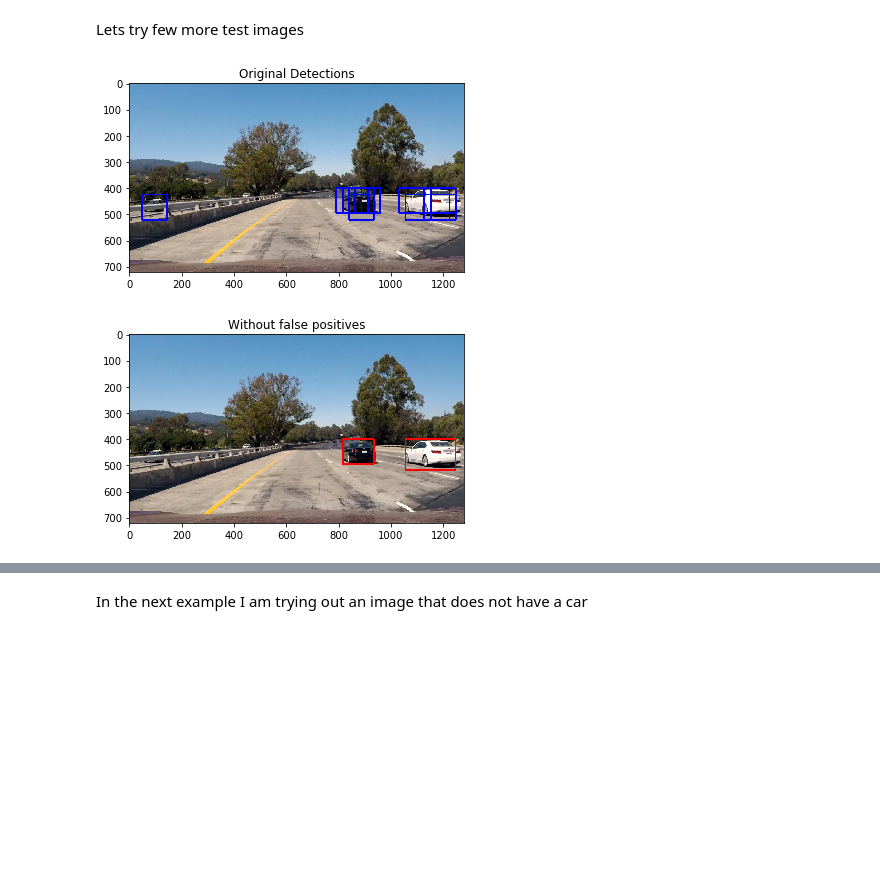
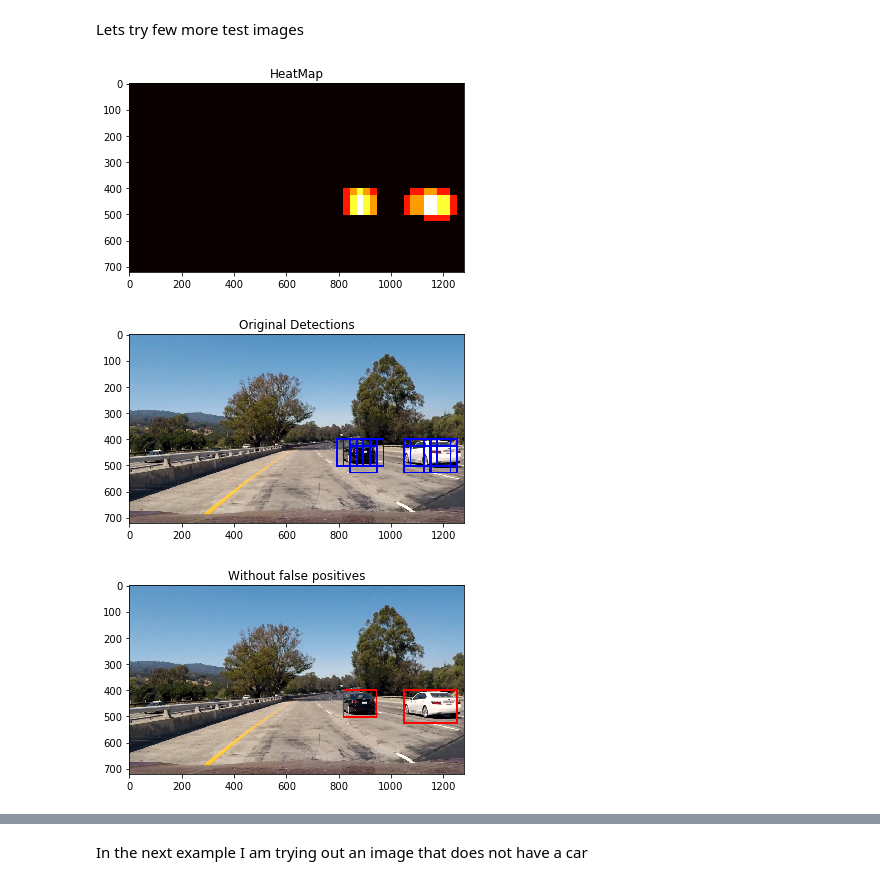
Before and after one commit to dushshantha/CarND-Project5, a Jupyter notebook: Vehicle Detection And Tracking.ipynb, the cells around one changed output, grey strips where cells are left out. Cells and saved outputs as stored; diff of their text form; code cells hidden in the pictures; blank space fills up the shorter version.

```diff
--- a/Vehicle Detection And Tracking.ipynb
+++ b/Vehicle Detection And Tracking.ipynb
@@ -430,26 +449,19 @@ def find_cars(img, ystart, ystop, scale, svc, X_scaler, orient, pix_per_cell, ce
                 cv2.rectangle(draw_img, (xbox_left, ytop_draw + ystart),
                               (xbox_left + win_draw, ytop_draw + win_draw + ystart), (0, 0, 255), 6)
 
-    heat = add_heat(boxes)
-
-    # Apply threshold to help remove false positives
-    heat = apply_threshold(heat, 1)
-
-    # Visualize the heatmap when displaying
-    heatmap = np.clip(heat, 0, 255)
-
-    # Find final boxes from heatmap using label function
-    labels = label(heatmap)
-
-    final_image = draw_labeled_bboxes(np.copy(img), labels)
-    return final_image, draw_img
+    return draw_img, boxes
 # %%
+plt.title('Original')
+plt.imshow(image)
+plt.show()
+
 ystart = 400
 ystop = 720
-scale = 1.5
+scale = 1.6
 
-final_img, draw_image = find_cars(image, ystart, ystop, scale, svc, X_scaler, orient, pix_per_cell, cell_per_block, spatial_size, hist_bins)
 
+draw_image, boxes = find_cars(image, ystart, ystop, scale, svc, X_scaler, orient, pix_per_cell, cell_per_block, spatial_size, hist_bins)
+final_img = drawFinal(image, boxes, thresh=1, debug=True)
 plt.title('Original Detections')
 plt.imshow(draw_image)
 plt.show()
@@ -465,19 +479,22 @@ Lets try few more test images
 # %%
 image1 = mpimg.imread('test_images/test1.jpg')
 plt.imshow(image)
 
-final_img, draw_image = find_cars(image1, ystart, ystop, scale, svc, X_scaler, orient, pix_per_cell, cell_per_block, spatial_size, hist_bins)
+
+draw_image, boxes = find_cars(image1, ystart, ystop, scale, svc, X_scaler, orient, pix_per_cell, cell_per_block, spatial_size, hist_bins)
+final_img = drawFinal(image1, boxes, thresh=1, debug=True)
 
 plt.title('Original Detections')
 plt.imshow(draw_image)
 plt.show()
 
 plt.title('Without false positives')
 plt.imshow(final_img)
 plt.show()
 # %% [output]
-[figure, old version]
+[figure, new version]
-[figure, old version]
+[figure, new version]
+[figure, added]
 # %%
 image2 = mpimg.imread('test_images/test3.jpg')
 plt.imshow(image)
```
Also changed, not shown: parts of 18 cells of this notebook, 2 other files.
